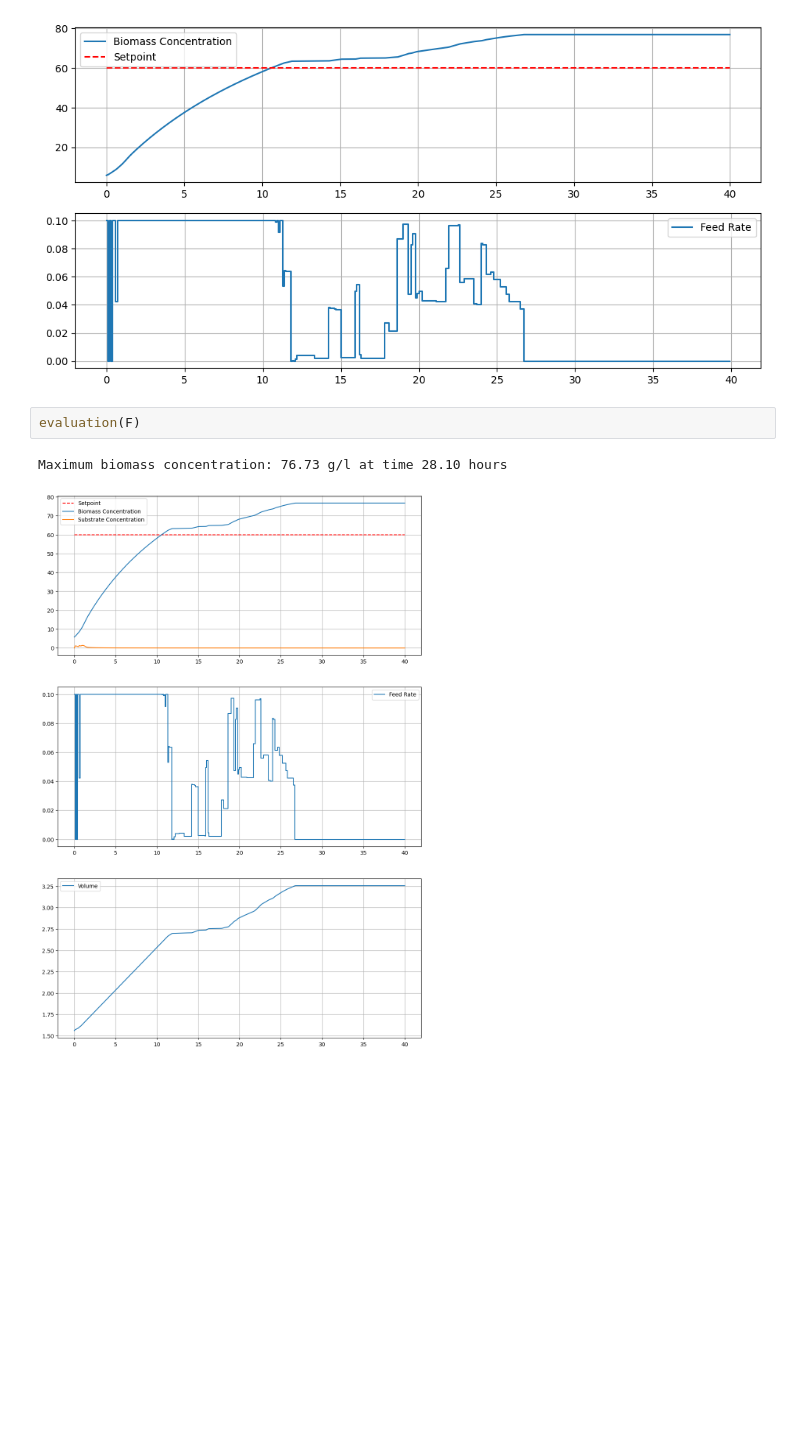
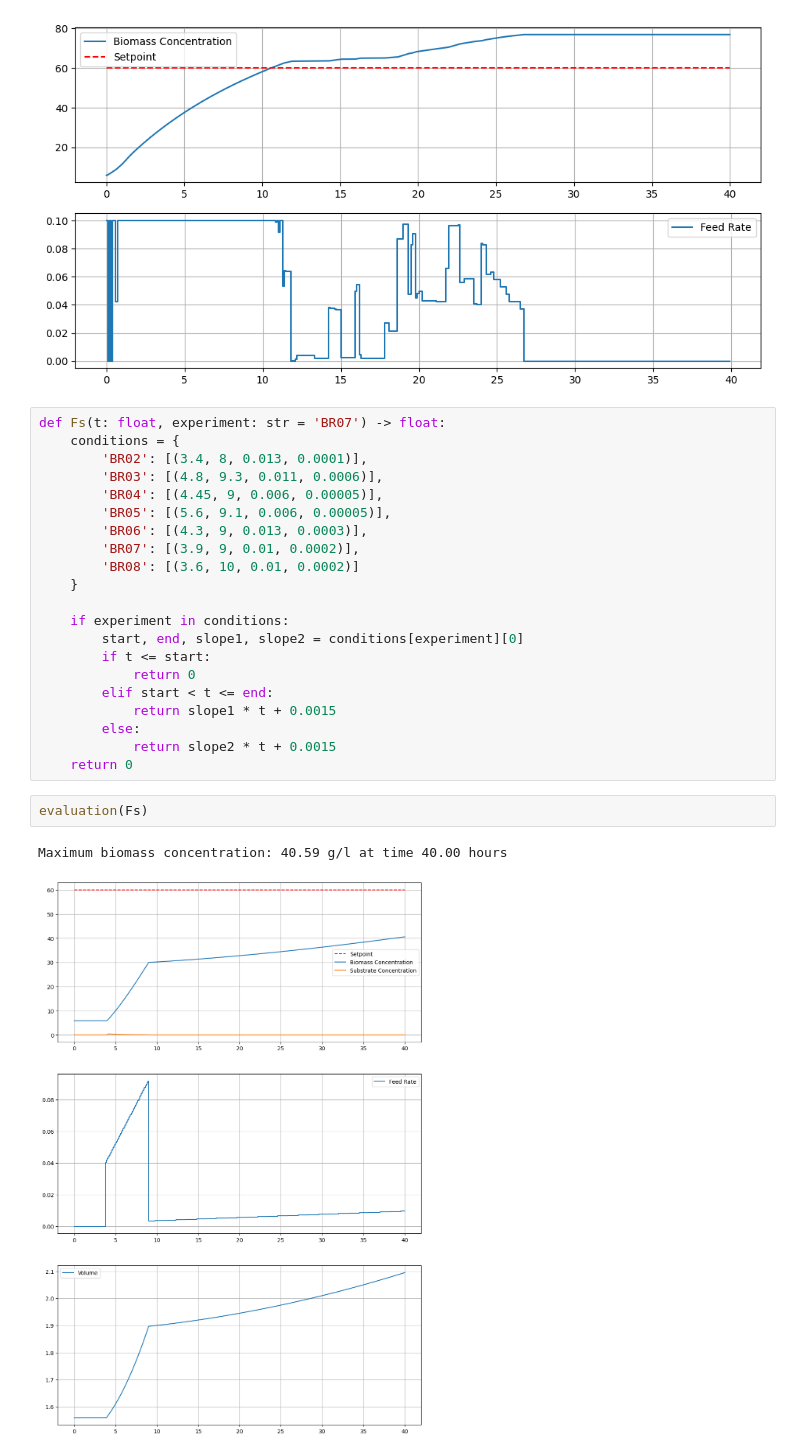
Before and after one commit to costasmexis/ML4MPC, a Jupyter notebook: Notebook_Bioreactor.ipynb, the cells around one changed output. Drawn from its saved outputs; the diff is of its cells as text; blank space fills up the shorter version.

```diff
--- a/Notebook_Bioreactor.ipynb
+++ b/Notebook_Bioreactor.ipynb
@@ -65,8 +62,29 @@ plot_results(X, F)
 # %% [output]
 Maximum biomass concentration: 76.82 g/l at time 38.00 hours
 [figure]
+# %%
+def Fs(t: float, experiment: str = 'BR07') -> float:
+    conditions = {
+        'BR02': [(3.4, 8, 0.013, 0.0001)],
+        'BR03': [(4.8, 9.3, 0.011, 0.0006)],
+        'BR04': [(4.45, 9, 0.006, 0.00005)],
+        'BR05': [(5.6, 9.1, 0.006, 0.00005)],
+        'BR06': [(4.3, 9, 0.013, 0.0003)],
+        'BR07': [(3.9, 9, 0.01, 0.0002)],
+        'BR08': [(3.6, 10, 0.01, 0.0002)]
+    }
+
+    if experiment in conditions:
+        start, end, slope1, slope2 = conditions[experiment][0]
+        if t <= start:
+            return 0
+        elif start < t <= end:
+            return slope1 * t + 0.0015
+        else:
+            return slope2 * t + 0.0015
+    return 0
 # %%
-evaluation(F)
+evaluation(Fs)
 # %% [output]
-Maximum biomass concentration: 76.73 g/l at time 28.10 hours
+Maximum biomass concentration: 40.59 g/l at time 40.00 hours
-[figure, old version]
+[figure, new version]
```
Also changed, not shown: parts of 2 cells of this notebook, 2 other files.
